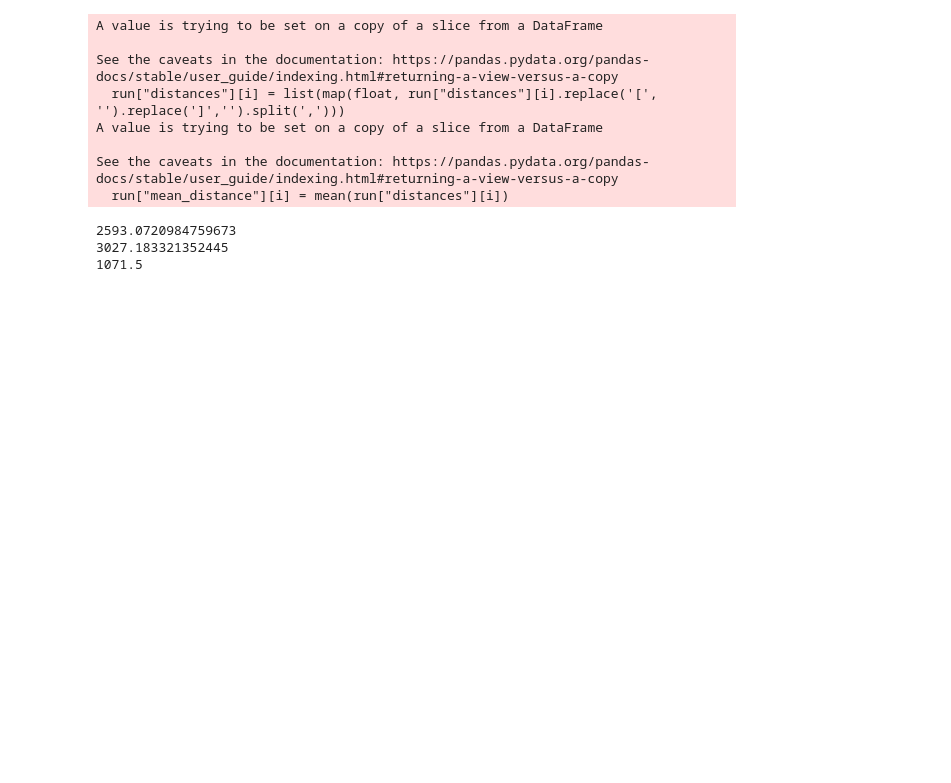
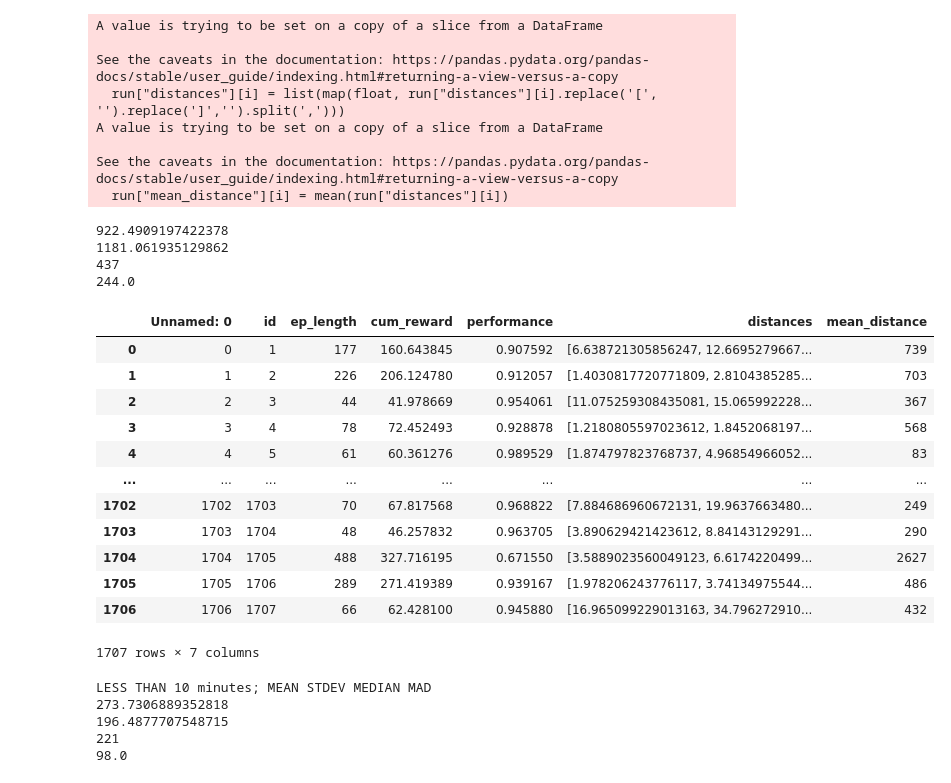
Before and after one commit to kono94/ship-path-prediction, a Jupyter notebook: deeprl/scripts/metrics.ipynb, the cells around one changed output. Drawn from its saved outputs; the diff is of its cells as text; code cells hidden in the pictures; blank space fills up the shorter version.

```diff
--- a/deeprl/scripts/metrics.ipynb
+++ b/deeprl/scripts/metrics.ipynb
@@ -8,40 +9,25 @@ import seaborn as sns
 #1257.4986072423399
 #1253.6731382585315
 # %%
-prefix = '../../experiments/bc/big_ships_speed_10secs_scaled_NEW_APPROACH#8,16,32,16,8-steps7-seed5/steps7#8,16,32,16,8#seed5.csv'
+prefix = '../../experiments/bc/big_ships_S3_10secs#[512,256,128,64,32]-steps30-seed5/steps30#[512,256,128,64,32]#seed5.csv'
 title = 'BC_5epochs_256,128,64neurons'
 
-runs = []
-#runs.append(pd.read_csv(prefix.replace('ß', '5')))
-#runs.append(pd.read_csv(prefix.replace('ß', '6')))
-#runs.append(pd.read_csv(prefix.replace('ß', '7')))
-#runs.append(pd.read_csv(prefix.replace('ß', '8')))
-#runs.append(pd.read_csv(prefix.replace('ß', '9')))
 
-runs.append(pd.read_csv(prefix))
+run = pd.read_csv(prefix)
 
-perf_sum = runs[0]["performance"]
-idx = 0
-for run in runs:
-    if idx != 0:
-        perf_sum + run["performance"]
-    run["mean_distance"] = 0
-    for i in range(0, len(run["distances"])):
-        # hacky way to convert strings that represent list back to true lists of floats
-        run["distances"][i] = list(map(float, run["distances"][i].replace('[', '').replace(']','').split(',')))
-        run["mean_distance"][i] = mean(run["distances"][i])
+run["mean_distance"] = 0
+for i in range(0, len(run["distances"])):
+    # hacky way to convert strings that represent list back to true lists of floats
+    run["distances"][i] = list(map(float, run["distances"][i].replace('[', '').replace(']','').split(',')))
+    run["mean_distance"][i] = mean(run["distances"][i])
 
-    # # filter out extreme outliers
-    # runs[idx] = run[run["mean_distance"] < 600]
-    idx += 1
 
-mean_perfs = perf_sum / len(runs)
-tmp = runs[0]["mean_distance"]
-[tmp := tmp + x["mean_distance"] for x in runs[1:]]
-mean_dists = tmp / len(runs)
+mean_dists = run["mean_distance"]
+
 print(mean(mean_dists))
 print(stdev(mean_dists))
 print(median(mean_dists))
+print(stats.median_abs_deviation(mean_dists))
 # %% [output]
 A value is trying to be set on a copy of a slice from a DataFrame
 
@@ -51,6 +37,23 @@ A value is trying to be set on a copy of a slice from a DataFrame
 
 See the caveats in the documentation: https://pandas.pydata.org/pandas-docs/stable/user_guide/indexing.html#returning-a-view-versus-a-copy
   run["mean_distance"][i] = mean(run["distances"][i])
-2593.0720984759673
-3027.183321352445
-1071.5
+922.4909197422378
+1181.061935129862
+437
+244.0
+# %%
+run
+# %% [output]
+|  | Unnamed: 0 | id | ep_length | cum_reward | performance | distances | mean_distance |
+| 0 | 0 | 1 | 177 | 160.643845 | 0.907592 | [6.638721305856247, 12.6695279667... | 739 |
+| 1 | 1 | 2 | 226 | 206.124780 | 0.912057 | [1.4030817720771809, 2.8104385285... | 703 |
+| 2 | 2 | 3 | 44 | 41.978669 | 0.954061 | [11.075259308435081, 15.065992228... | 367 |
+| 3 | 3 | 4 | 78 | 72.452493 | 0.928878 | [1.2180805597023612, 1.8452068197... | 568 |
+| 4 | 4 | 5 | 61 | 60.361276 | 0.989529 | [1.874797823768737, 4.96854966052... | 83 |
+| ... | ... | ... | ... | ... | ... | ... | ... |
+| 1702 | 1702 | 1703 | 70 | 67.817568 | 0.968822 | [7.884686960672131, 19.9637663480... | 249 |
+| 1703 | 1703 | 1704 | 48 | 46.257832 | 0.963705 | [3.890629421423612, 8.84143129291... | 290 |
+| 1704 | 1704 | 1705 | 488 | 327.716195 | 0.671550 | [3.5889023560049123, 6.6174220499... | 2627 |
+| 1705 | 1705 | 1706 | 289 | 271.419389 | 0.939167 | [1.978206243776117, 3.74134975544... | 486 |
+| 1706 | 1706 | 1707 | 66 | 62.428100 | 0.945880 | [16.965099229013163, 34.796272910... | 432 |
+1707 rows × 7 columns
@@ -56,0 +62,14 @@ See the caveats in the documentation: https://pandas.pydata.org/pandas-docs/stab
+# %%
+print("LESS THAN 10 minutes; MEAN STDEV MEDIAN MAD")
+less_10min = run[run['ep_length'] < 60]['mean_distance']
+time_elems.append(less_10min)
+print(mean(less_10min))
+print(stdev(less_10min))
+print(median(less_10min))
+print(stats.median_abs_deviation(less_10min))
+# %% [output]
+LESS THAN 10 minutes; MEAN STDEV MEDIAN MAD
+273.7306889352818
+196.4877707548715
+221
+98.0
```
Also changed, not shown: parts of 14 cells of this notebook, 11 other files.
